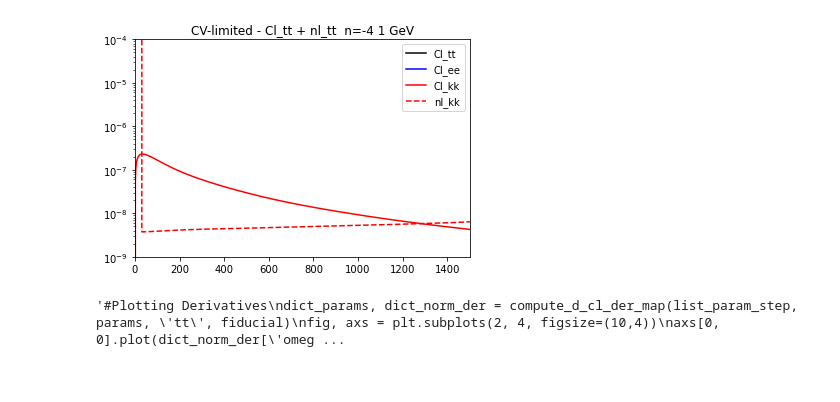
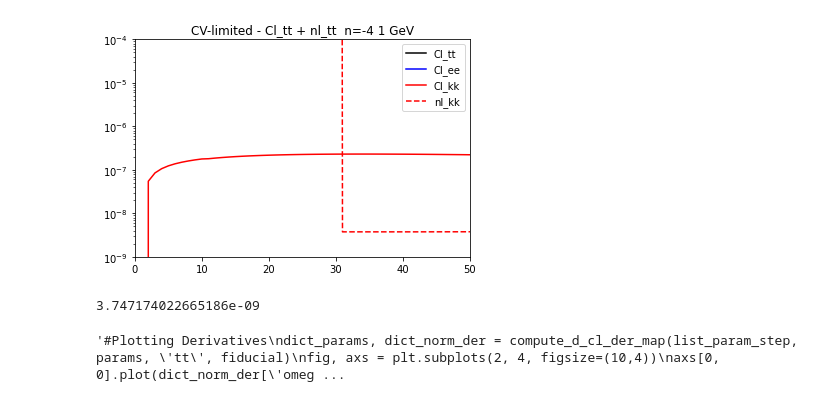
Before and after one commit to iej2106/fisher_dmb, a Jupyter notebook: compute_fisher_dmb_CV-limited.ipynb, the cells around one changed output. Drawn from its saved outputs; the diff is of its cells as text; code cells hidden in the pictures.

```diff
--- a/compute_fisher_dmb_CV-limited.ipynb
+++ b/compute_fisher_dmb_CV-limited.ipynb
@@ -87,17 +88,21 @@ nl_kk[0:4001] = Nl_kk
 # %%
 plt.plot(fiducial['tt'], 'k-',label="Cl_tt")
 plt.plot(fiducial['ee'], 'b-',label="Cl_ee")
 plt.plot(Cl_est_kk, 'r-',label="Cl_kk")
 plt.plot(nl_kk , 'r--',label="nl_kk")
 plt.yscale('log')
 #plt.xscale('log')
 plt.ylim(1e-9,1e-4)
-plt.xlim(0,1500)
+plt.xlim(0,50)
 plt.legend(loc="upper right")
 plt.title('CV-limited - Cl_tt + nl_tt  n=-4 1 GeV')
 plt.show()
 # %% [output]
-[figure, old version]
+[figure, new version]
+# %%
+nl_kk[32]
+# %% [output]
+3.747174022665186e-09
 # %%
 #For right and left C_l's:
 def utility_function_call_CLASS(input_dict, l_max=5000):
```
Also changed, not shown: parts of 9 cells of this notebook, 34 other files.
